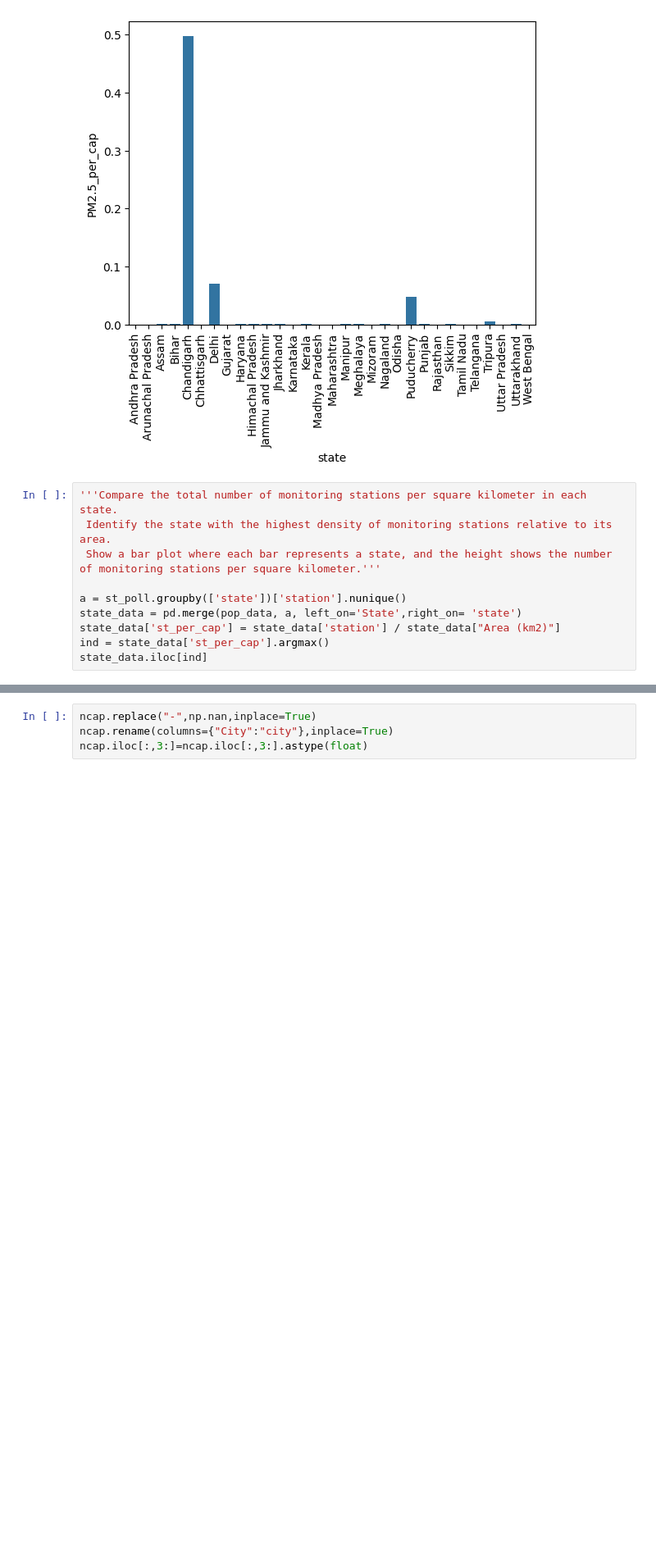
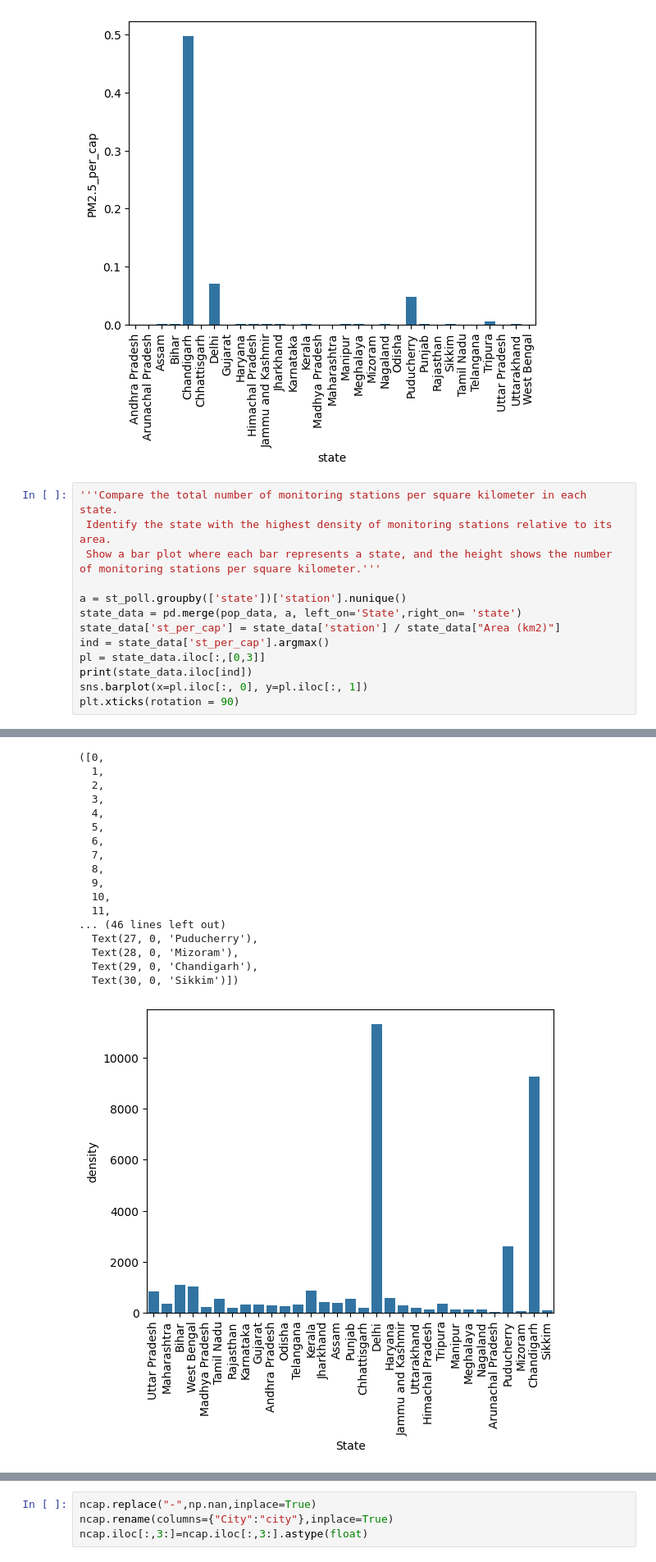
Before and after one commit to ishaank17/PSDV-Grp-ES-114-, a Jupyter notebook: Lab3/Lab3.ipynb, the cells around one changed output, grey strips where cells are left out. Shown at 82% size. Saved outputs shown, nothing was run; the diff lists cells and outputs as text; blank space fills up the shorter version.

```diff
--- a/Lab3/Lab3.ipynb
+++ b/Lab3/Lab3.ipynb
@@ -362,21 +388,42 @@ plt.show()
 # %%
 '''Compare the total number of monitoring stations per square kilometer in each state.
  Identify the state with the highest density of monitoring stations relative to its area.
  Show a bar plot where each bar represents a state, and the height shows the number of monitoring stations per square kilometer.'''
 
 a = st_poll.groupby(['state'])['station'].nunique()
 state_data = pd.merge(pop_data, a, left_on='State',right_on= 'state')
 state_data['st_per_cap'] = state_data['station'] / state_data["Area (km2)"]
 ind = state_data['st_per_cap'].argmax()
-state_data.iloc[ind]
+pl = state_data.iloc[:,[0,3]]
+print(state_data.iloc[ind])
+sns.barplot(x=pl.iloc[:, 0], y=pl.iloc[:, 1])
+plt.xticks(rotation = 90)
 # %% [output]
 State                Delhi
 Population        16787941
 Area (km2)            1484
 density       11312.628706
 station                 40
 st_per_cap        0.026954
 Name: 17, dtype: object
+([0,
+  1,
+  2,
+  3,
+  4,
+  5,
+  6,
+  7,
+  8,
+  9,
+  10,
+  11,
+... (46 lines left out)
+  Text(27, 0, 'Puducherry'),
+  Text(28, 0, 'Mizoram'),
+  Text(29, 0, 'Chandigarh'),
+  Text(30, 0, 'Sikkim')])
+[figure, added]
 # %%
 '''Compare the average PM2.5 levels between Maharashtra and Madhya Pradesh over the year 2021.
  Given that both states have similar area sizes but different population densities,
```
Also changed, not shown: parts of 4 cells of this notebook.
